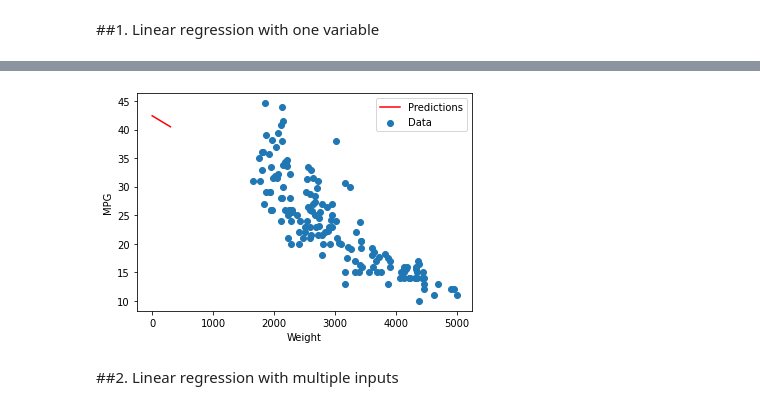
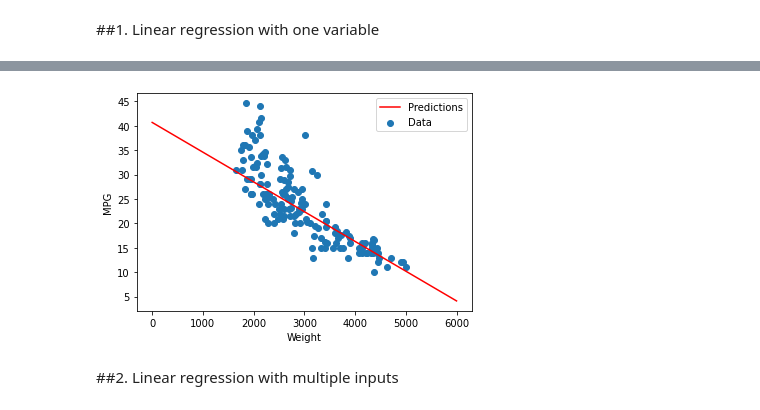
Before and after one commit to SuperYoungCoder/Machine-Learning-with-Python-Tensorflow, a Jupyter notebook: linear_regression.ipynb, the cells around one changed output, grey strips where cells are left out. Drawn from its saved outputs; the diff is of its cells as text; code cells hidden in the pictures.

```diff
--- a/linear_regression.ipynb
+++ b/linear_regression.ipynb
@@ -266,18 +265,18 @@ test_results['weight_model'] = weight_model.evaluate(
     test_features['Weight'],
     test_labels, verbose=0)
 # %%
-x = tf.linspace(0.0, 300, 301)
+x = tf.linspace(0.0, 6000, 6001)
 y = weight_model.predict(x)
 
 def plot_weight(x, y):
   plt.scatter(train_features['Weight'], train_labels, label='Data')
   plt.plot(x, y, color='r', label='Predictions')
   plt.xlabel('Weight')
   plt.ylabel('MPG')
   plt.legend()
 plot_weight(x, y)
 # %% [output]
-[figure, old version]
+[figure, new version]
 # %% [markdown]
 ##2. Linear regression with multiple inputs
 # %%
```
Also changed, not shown: parts of 18 cells of this notebook.
